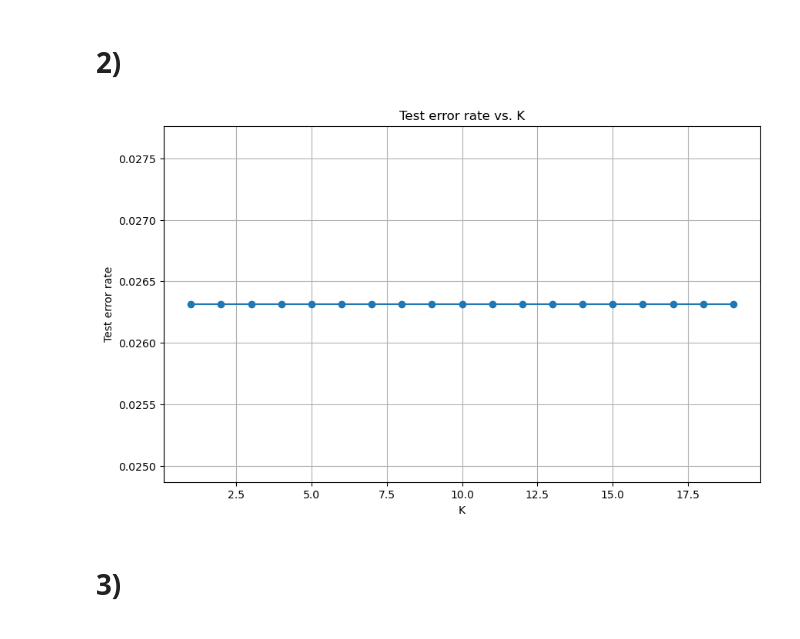
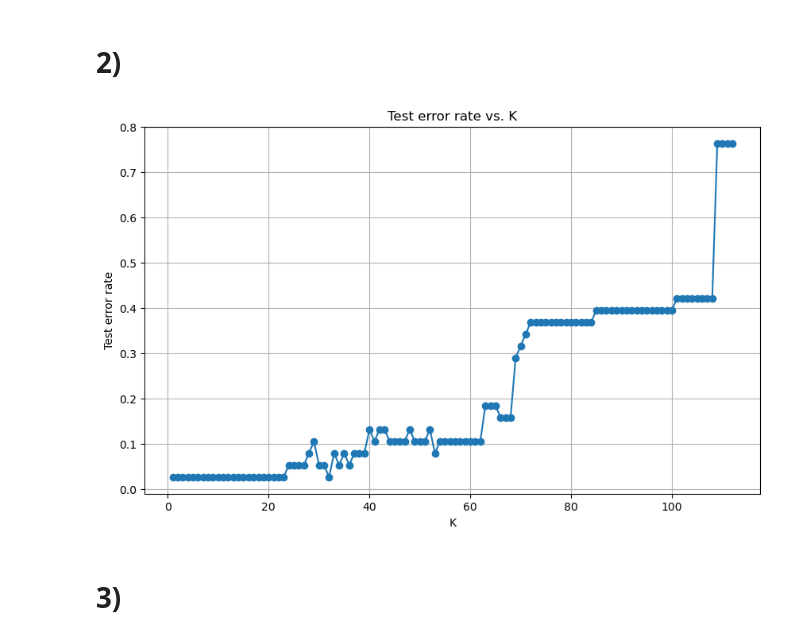
Before and after one commit to KoriKosmos/CS5920_Labs, a Jupyter notebook: Lab2.ipynb, the cells around one changed output. Drawn from its saved outputs; the diff is of its cells as text; code cells hidden in the pictures.

```diff
--- a/Lab2.ipynb
+++ b/Lab2.ipynb
@@ -101,27 +101,27 @@ array([ True,  True,  True,  True,  True,  True,  True,  True,  True,
 # 2)
 # %%
 # range of K we want to try
-K_range = range(1, 20)
+K_range = range(1, 113)
 
 # Array to store results
 results = np.zeros(len(K_range))
 
 for i, K in enumerate(K_range):
     knn = KNeighborsClassifier(n_neighbors=K)
     knn.fit(X_train, y_train)
     # Compute error rate (1 - accuracy_score)
     results[i] = 1 - knn.score(X_test, y_test)
 
 # Plot the results
 plt.figure(figsize=(10, 6))
 plt.plot(K_range, results, marker='o')
 plt.title('Test error rate vs. K')
 plt.xlabel('K')
 plt.ylabel('Test error rate')
 plt.grid(True)
 plt.show()
 # %% [output]
-[figure, old version]
+[figure, new version]
 # %% [markdown]
 # 3)
 # %%
```
Also changed, not shown: 2 other files.
